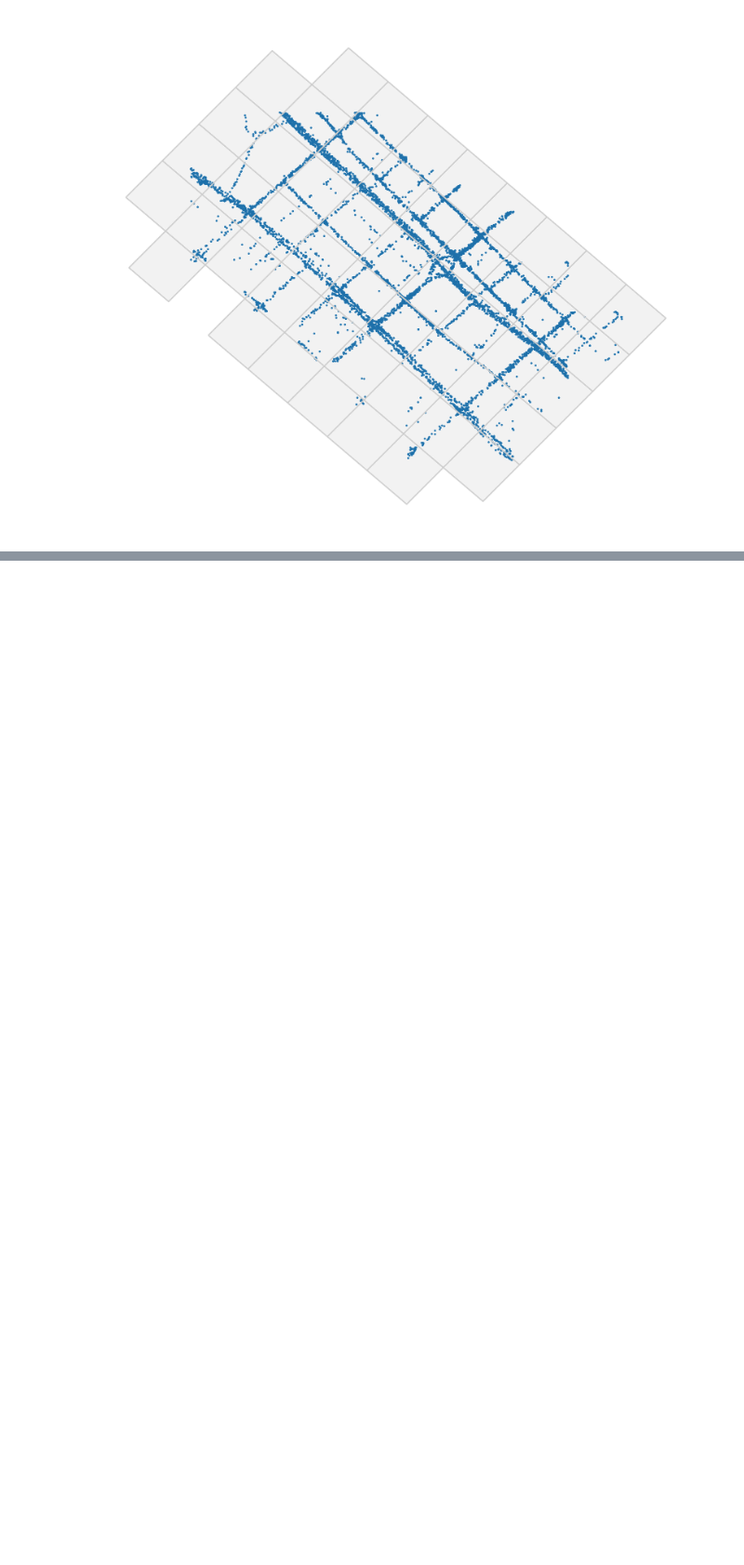
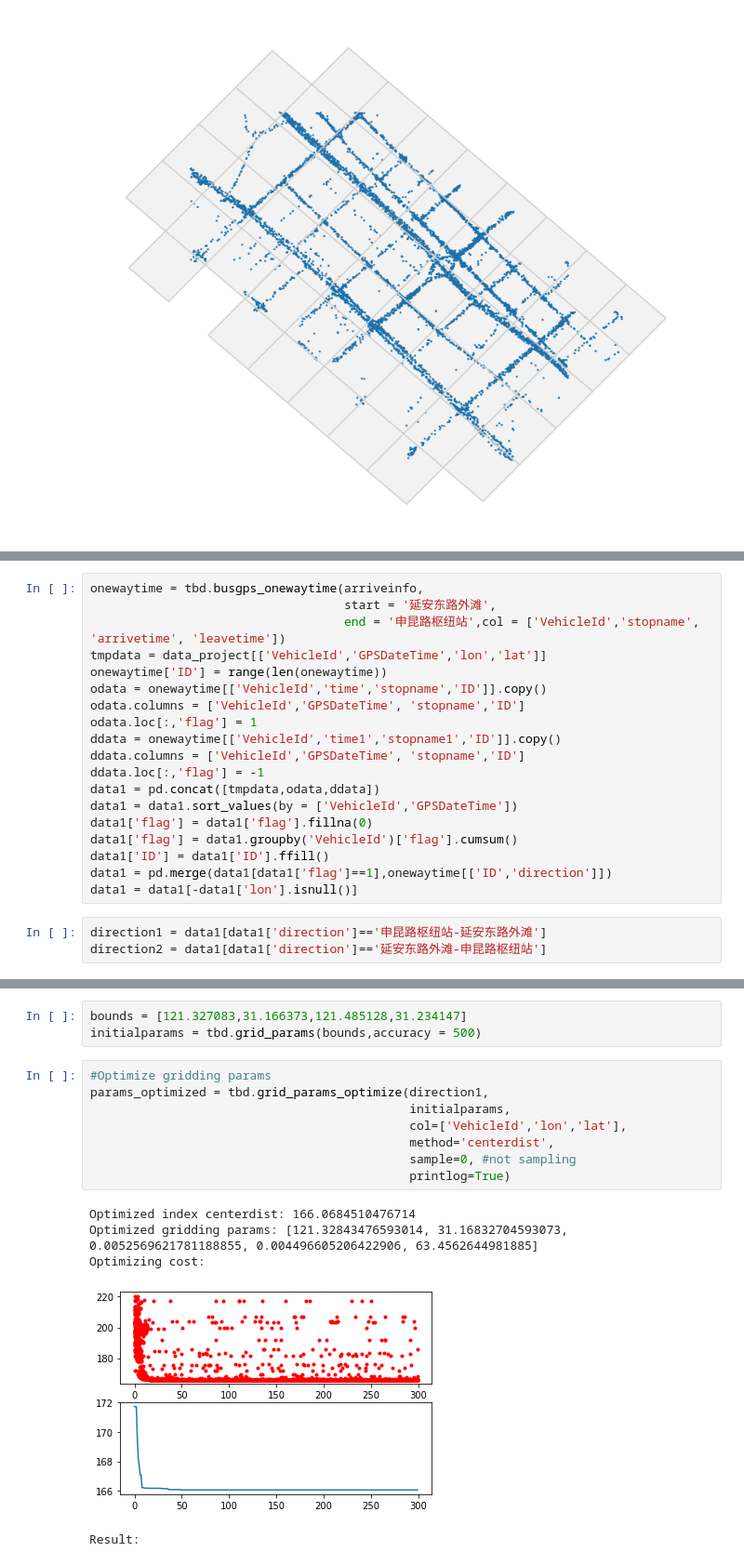
Before and after one commit to ni1o1/transbigdata, a Jupyter notebook: example/Example 6-Optimize grid params.ipynb, the cells around one changed output, grey strips where cells are left out. Shown at 93% size. Cells and saved outputs as stored; diff of their text form; blank space fills up the shorter version.

```diff
--- a/example/Example 6-Optimize grid params.ipynb
+++ b/example/Example 6-Optimize grid params.ipynb
@@ -101,0 +150,22 @@ Result:
+# %%
+onewaytime = tbd.busgps_onewaytime(arriveinfo,
+                                   start = '延安东路外滩',
+                                   end = '申昆路枢纽站',col = ['VehicleId','stopname', 'arrivetime', 'leavetime'])
+tmpdata = data_project[['VehicleId','GPSDateTime','lon','lat']]
+onewaytime['ID'] = range(len(onewaytime))
+odata = onewaytime[['VehicleId','time','stopname','ID']].copy()
+odata.columns = ['VehicleId','GPSDateTime', 'stopname','ID']
+odata.loc[:,'flag'] = 1
+ddata = onewaytime[['VehicleId','time1','stopname1','ID']].copy()
+ddata.columns = ['VehicleId','GPSDateTime', 'stopname','ID']
+ddata.loc[:,'flag'] = -1
+data1 = pd.concat([tmpdata,odata,ddata])
+data1 = data1.sort_values(by = ['VehicleId','GPSDateTime'])
+data1['flag'] = data1['flag'].fillna(0)
+data1['flag'] = data1.groupby('VehicleId')['flag'].cumsum()
+data1['ID'] = data1['ID'].ffill()
+data1 = pd.merge(data1[data1['flag']==1],onewaytime[['ID','direction']])
+data1 = data1[-data1['lon'].isnull()]
+# %%
+direction1 = data1[data1['direction']=='申昆路枢纽站-延安东路外滩']
+direction2 = data1[data1['direction']=='延安东路外滩-申昆路枢纽站']
@@ -101,0 +188,17 @@ Result:
+# %%
+bounds = [121.327083,31.166373,121.485128,31.234147]
+initialparams = tbd.grid_params(bounds,accuracy = 500)
+# %%
+#Optimize gridding params
+params_optimized = tbd.grid_params_optimize(direction1,
+                                            initialparams,
+                                            col=['VehicleId','lon','lat'],
+                                            method='centerdist',
+                                            sample=0, #not sampling
+                                            printlog=True)
+# %% [output]
+Optimized index centerdist: 166.0684510476714
+Optimized gridding params: [121.32843476593014, 31.16832704593073, 0.0052569621781188855, 0.004496605206422906, 63.4562644981885]
+Optimizing cost:
+[figure, added]
+Result:
```
Also changed, not shown: parts of 14 cells of this notebook.
